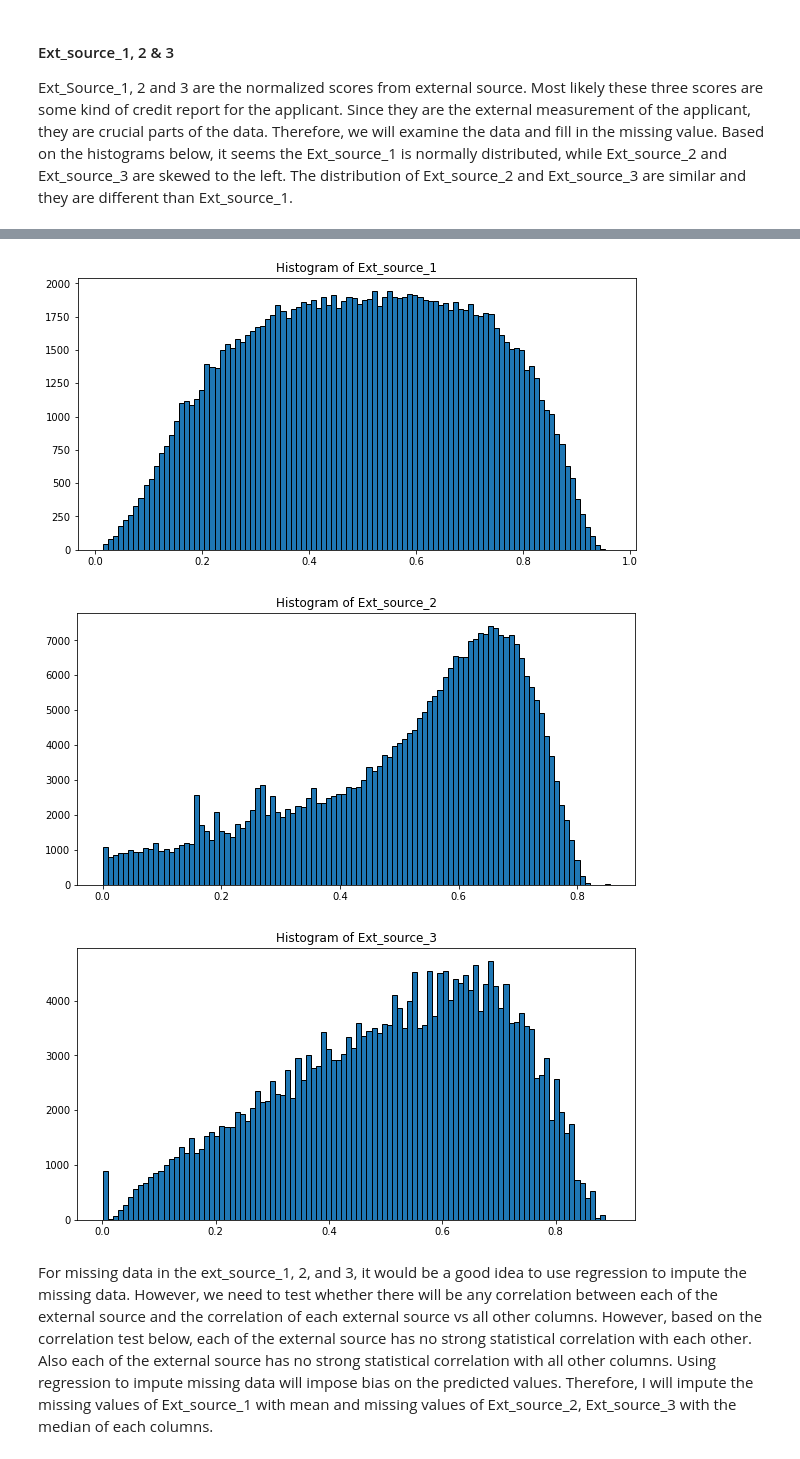
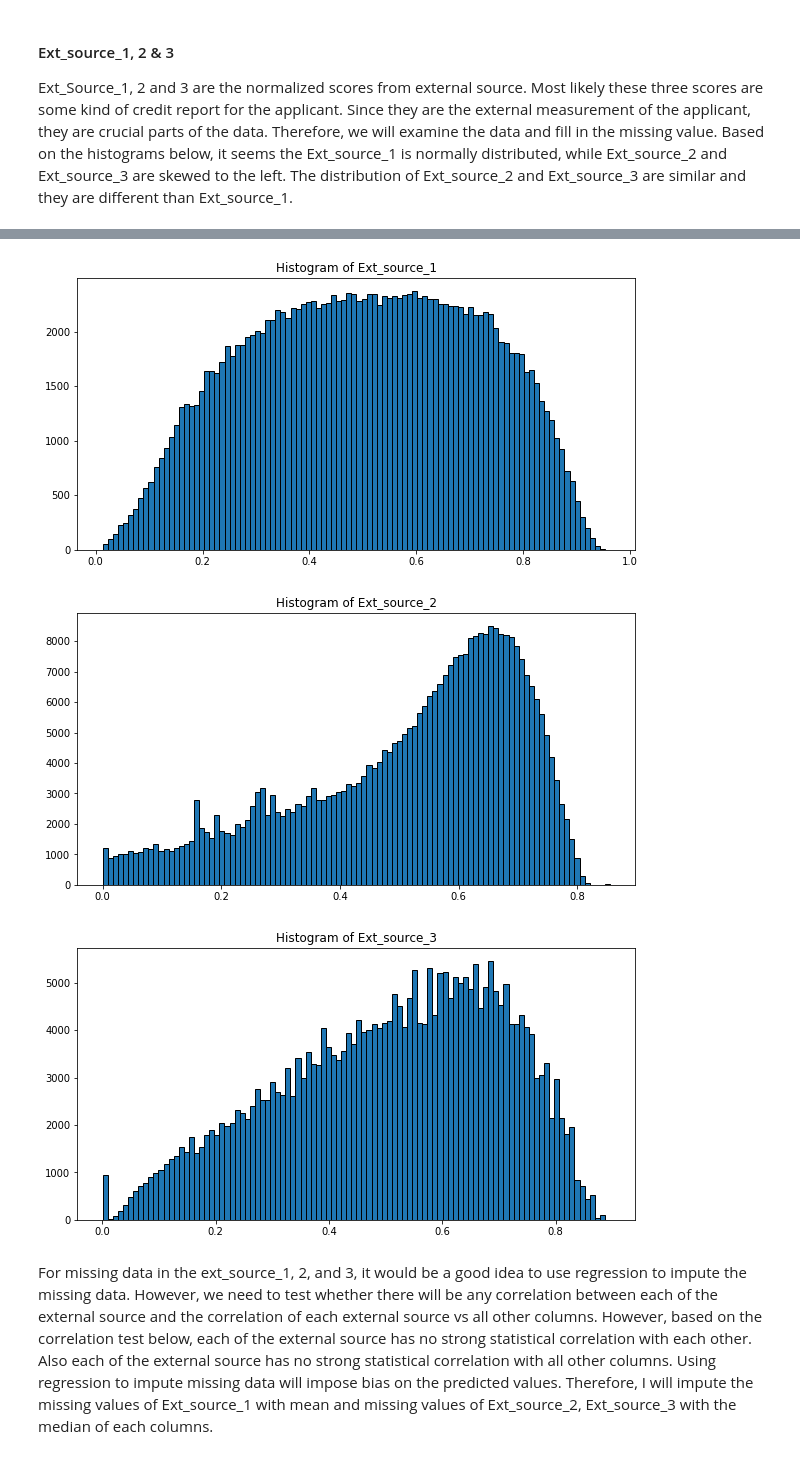
Before and after one commit to terrancexia/Home-Credit-Default-Risk-, a Jupyter notebook: Home Credit Default Risk.ipynb, the cells around one changed output, grey strips where cells are left out. Saved outputs shown, nothing was run; the diff lists cells and outputs as text; code cells hidden in the pictures.

Commit message:
Data cleaning

```diff
--- a/Home Credit Default Risk.ipynb
+++ b/Home Credit Default Risk.ipynb
@@ -60,6 +60,7 @@ warnings.filterwarnings('ignore')
 # %%
 # import data
 app_train = pd.read_csv("Data/application_train.csv")
+app_test =pd.read_csv("Data/application_test.csv")
 bureau = pd.read_csv("Data/bureau.csv")
 bur_bal = pd.read_csv("Data/bureau_balance.csv")
 pos_cash =pd.read_csv("Data/POS_CASH_balance.csv")
@@ -136,0 +178,9 @@ ins_pmt.head()
+# %%
+#add empty column Target into the app_test
+app_test['TARGET']=np.nan
+
+#sanity check
+print(app_train.columns.isin(app_test.columns))
+
+print(f'Number of columns in training set', len(app_train.columns))
+print(f'Number of columns in testing set', len(app_test.columns))
@@ -136,0 +201,9 @@ ins_pmt.head()
+# %%
+#Combining dataset
+
+df = pd.concat([app_train,app_test])
+
+#sanity check
+print(f'Shape of App_train:', app_train.shape)
+print(f'Shape of app_test:', app_test.shape)
+print(f'Shape of df:', df.shape)
@@ -194,7 +271,7 @@ Index(['COMMONAREA_MEDI', 'COMMONAREA_AVG', 'COMMONAREA_MODE', 'NONLIVINGAPARTME
       dtype='object')
 # %%
 # Delete the columns related to current living area detailed measurement.
-app_train1 = app_train.drop(['COMMONAREA_MEDI', 'COMMONAREA_AVG', 'COMMONAREA_MODE', 'NONLIVINGAPARTMENTS_MODE',
+df1 = df.drop(['COMMONAREA_MEDI', 'COMMONAREA_AVG', 'COMMONAREA_MODE', 'NONLIVINGAPARTMENTS_MODE',
                              'NONLIVINGAPARTMENTS_MEDI', 'NONLIVINGAPARTMENTS_AVG', 'FONDKAPREMONT_MODE',
                              'LIVINGAPARTMENTS_MEDI', 'LIVINGAPARTMENTS_MODE', 'LIVINGAPARTMENTS_AVG',
                              'FLOORSMIN_MEDI', 'FLOORSMIN_MODE', 'FLOORSMIN_AVG', 'YEARS_BUILD_MEDI',
@@ -250,23 +327,23 @@ app_train1[['EXT_SOURCE_1','EXT_SOURCE_2','EXT_SOURCE_3']].describe()
 # %%
 #Plot out the distribution for EXT_SOURCE_1, EXT_SOURCE_2, EXT_SOURCE_3
 plt.figure(figsize =(10,5))
-plt.hist(app_train1['EXT_SOURCE_1'], edgecolor='black', bins = 100)
+plt.hist(df1['EXT_SOURCE_1'], edgecolor='black', bins = 100)
 plt.title("Histogram of Ext_source_1")
 
 plt.figure(figsize=(10,5))
-plt.hist(app_train1['EXT_SOURCE_2'], edgecolor='black', bins = 100)
+plt.hist(df1['EXT_SOURCE_2'], edgecolor='black', bins = 100)
 plt.title("Histogram of Ext_source_2")
 
 plt.figure(figsize=(10,5))
-plt.hist(app_train1['EXT_SOURCE_3'], edgecolor='black', bins = 100)
+plt.hist(df1['EXT_SOURCE_3'], edgecolor='black', bins = 100)
 plt.title("Histogram of Ext_source_3")
 
 
 plt.show()
 # %% [output]
-[figure, old version]
+[figure, new version]
-[figure, old version]
+[figure, new version]
-[figure, old version]
+[figure, new version]
 # %% [markdown]
 For missing data in the ext_source_1, 2, and 3, it would be a good idea to use regression to impute the missing data. However, we need to test whether there will be any correlation between each of the external source and the correlation of each external source vs all other columns. However, based on the correlation test below, each of the external source has no strong statistical correlation with each other. Also each of the external source has no strong statistical correlation with all other columns. Using regression to impute missing data will impose bias on the predicted values. Therefore, I will impute the missing values of Ext_source_1 with mean and missing values of Ext_source_2, Ext_source_3 with the median of each columns.
 # %%
```
Also changed, not shown: parts of 36 cells of this notebook.
